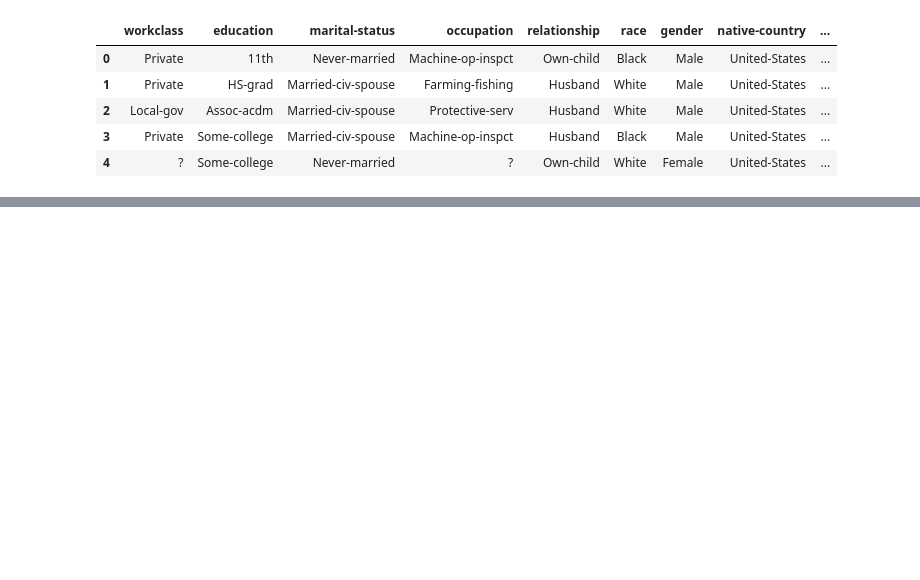
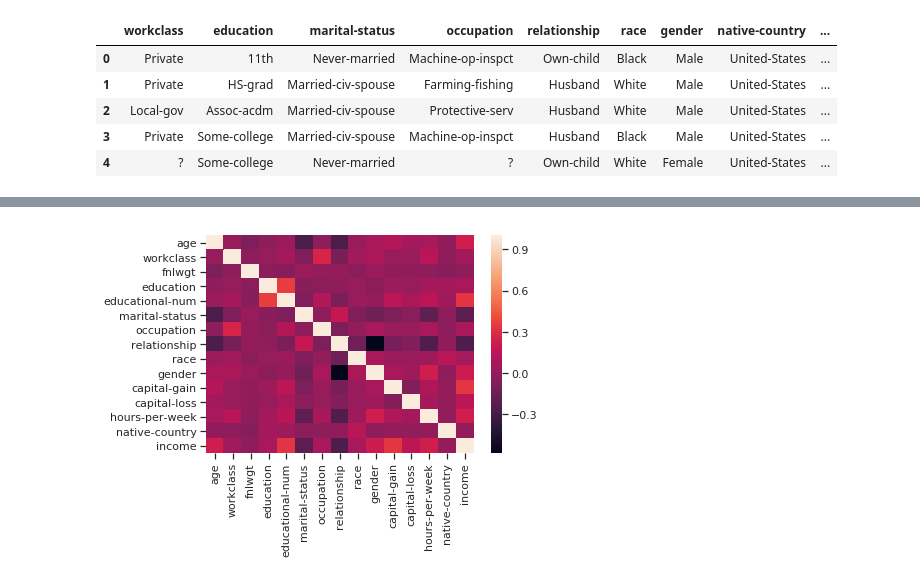
Before and after one commit to Didayolo/autopandas, a Jupyter notebook: AutoData_workspace.ipynb, the cells around one changed output, grey strips where cells are left out. Saved outputs shown, nothing was run; the diff lists cells and outputs as text; code cells hidden in the pictures; blank space fills up the shorter version.

```diff
--- a/AutoData_workspace.ipynb
+++ b/AutoData_workspace.ipynb
@@ -70,0 +61,4 @@ Explained variance ratio of the 15 components:
+# %%
+data.correlation()
+# %% [output]
+[figure, added]
```
Also changed, not shown: parts of 14 cells of this notebook, 4 other files.
